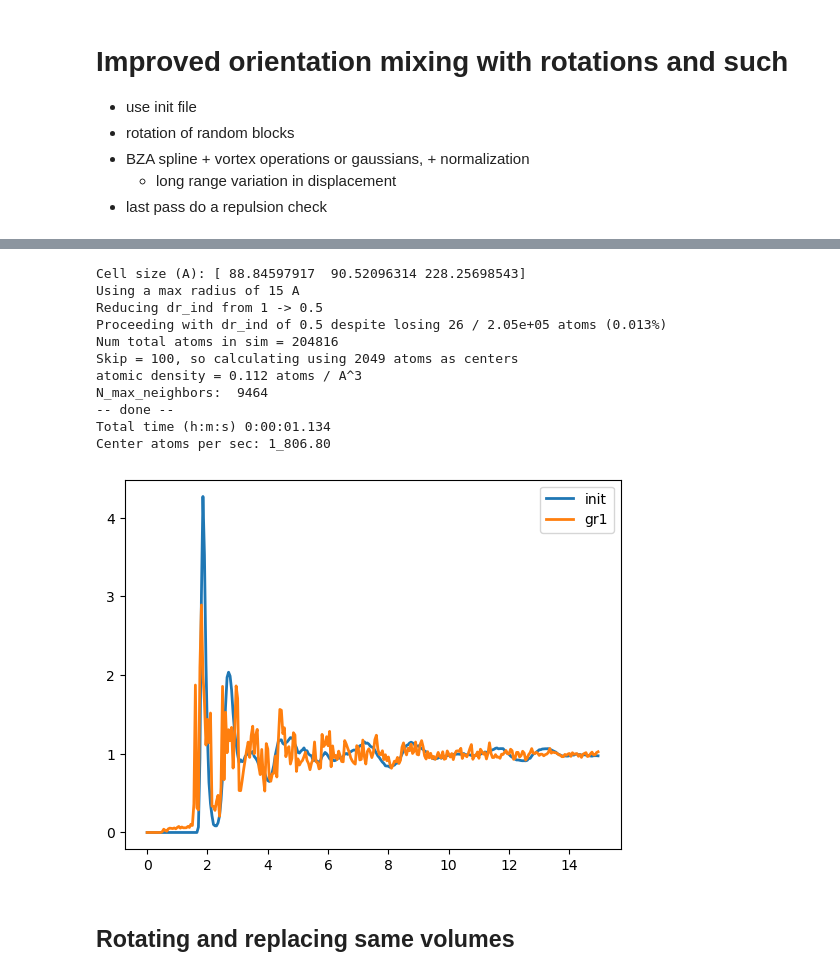
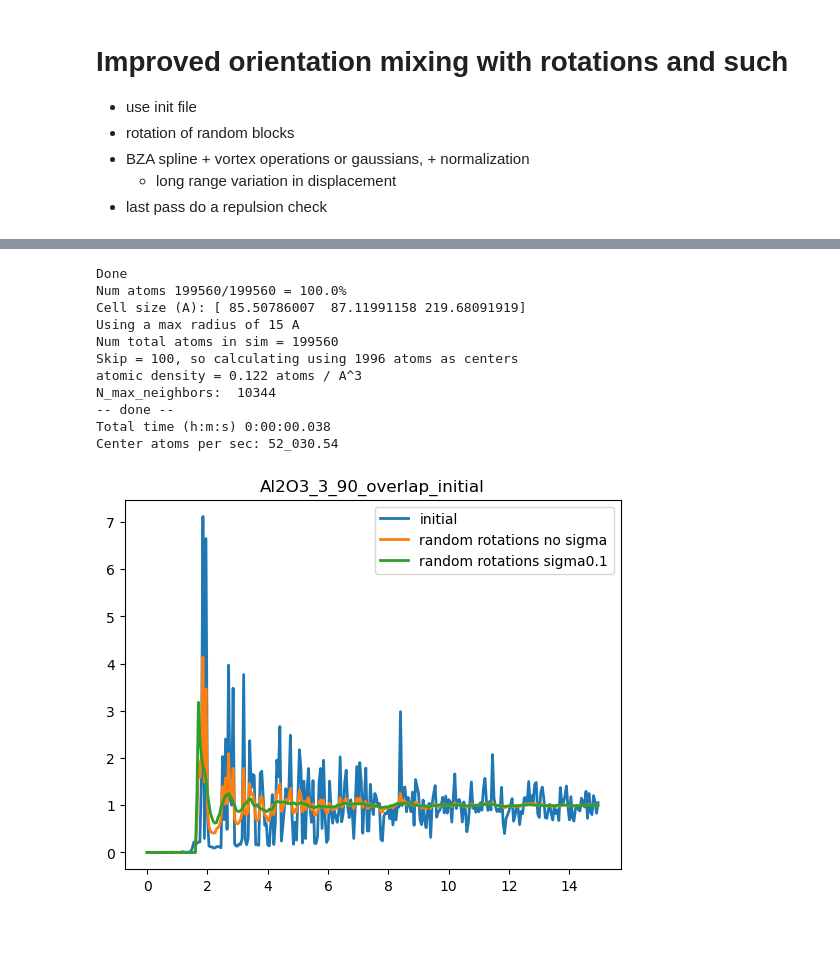
Before and after one commit to Art-MC/GAS, a Jupyter notebook: gas/PDFs/notebooks/gen_vars.ipynb, the cells around one changed output, grey strips where cells are left out. Drawn from its saved outputs; the diff is of its cells as text; code cells hidden in the pictures; blank space fills up the shorter version.

Commit message:
improved rotations and such

```diff
--- a/gas/PDFs/notebooks/gen_vars.ipynb
+++ b/gas/PDFs/notebooks/gen_vars.ipynb
@@ -203,7 +158,9 @@ plt.show()
 - last pass do a repulsion check
 # %%
 # f = next(tdir.glob("../*crystal.xyz"))
-f = quench_file
+# f = relax_file
+# f = quench_file
+f = init_file
 # f = Path("~/data/distillery/structures/SiO2/nc_seeds/SiO2_nc_10_initial.xyz").expanduser()
 # f = Path("~/data/distillery/structures/SiO2/SiO2_amorphous.xyz").expanduser()
 atoms = load_xyz(f, v=1)
@@ -297,31 +253,50 @@ abtem.show_atoms(atoms_filt)
 # %%
-r, gr1 = rdf.rdf(
-        block_with_seeds.ase_atoms,
+rng = np.random.default_rng(42)
+
+config = {
+    "N_iterations": 10,
+    "N_points_per_iter": 15,
+    "radius": 20,
+    "seeds_frac": 1, #
+    "theta_max": 10,
+    "region_type": "sphere",
+    "_pick_point_max": 1000,
+    "threshold": 0.9 * r[np.argmax(gr_init)],
+    "gaussian_sigma": 0.1,
+}
+
+mod_atoms2 = modify_volume(
+    atoms,
+    config,
+    rng,
+)
+
+print(f"Num atoms {len(mod_atoms2)}/{len(atoms)} = {len(mod_atoms2)/len(atoms)*100:.1f}%")
+r, gr3 = rdf.rdf(
+        mod_atoms2,
         pbcs=atoms.pbc,
         **RDF_params,
         dr_ind_min = 0.5,
 )
-gr1 = gr1.get()
+gr3 = gr3.get()
 r = r.get()
-
 fig, ax = plt.subplots()
-ax.plot(r, gr_init, label='init', lw=2)
-ax.plot(r, gr1, label='gr1', lw=2)
-# ax.plot(r, gr1, label='gr1', linestyle='dotted', lw=2)
+ax.plot(r, gr_init, label='initial', lw=2)
+ax.plot(r, gr2, label='random rotations no sigma', lw=2)
+ax.plot(r, gr3, label=f'random rotations sigma{config['gaussian_sigma']}', lw=2)
+ax.set_title(f.stem)
 ax.legend()
 plt.show()
 # %% [output]
-Cell size (A): [ 88.84597917  90.52096314 228.25698543]
+Done
+Num atoms 199560/199560 = 100.0%
+Cell size (A): [ 85.50786007  87.11991158 219.68091919]
 Using a max radius of 15 A
-Reducing dr_ind from 1 -> 0.5
-Proceeding with dr_ind of 0.5 despite losing 26 / 2.05e+05 atoms (0.013%)
-Num total atoms in sim = 204816
-Skip = 100, so calculating using 2049 atoms as centers
-atomic density = 0.112 atoms / A^3
-N_max_neighbors:  9464
+Num total atoms in sim = 199560
+Skip = 100, so calculating using 1996 atoms as centers
+atomic density = 0.122 atoms / A^3
+N_max_neighbors:  10344
 -- done --
-Total time (h:m:s) 0:00:01.134
-Center atoms per sec: 1_806.80
+Total time (h:m:s) 0:00:00.038
+Center atoms per sec: 52_030.54
-[figure, old version]
+[figure, new version]
-# %% [markdown]
-## Rotating and replacing same volumes
```
Also changed, not shown: parts of 29 cells of this notebook, 2 other files.
